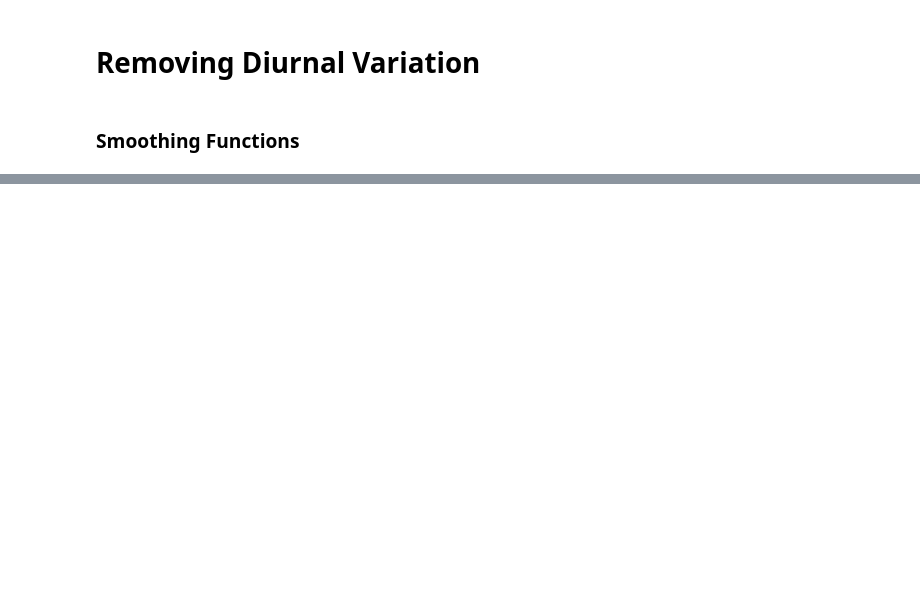
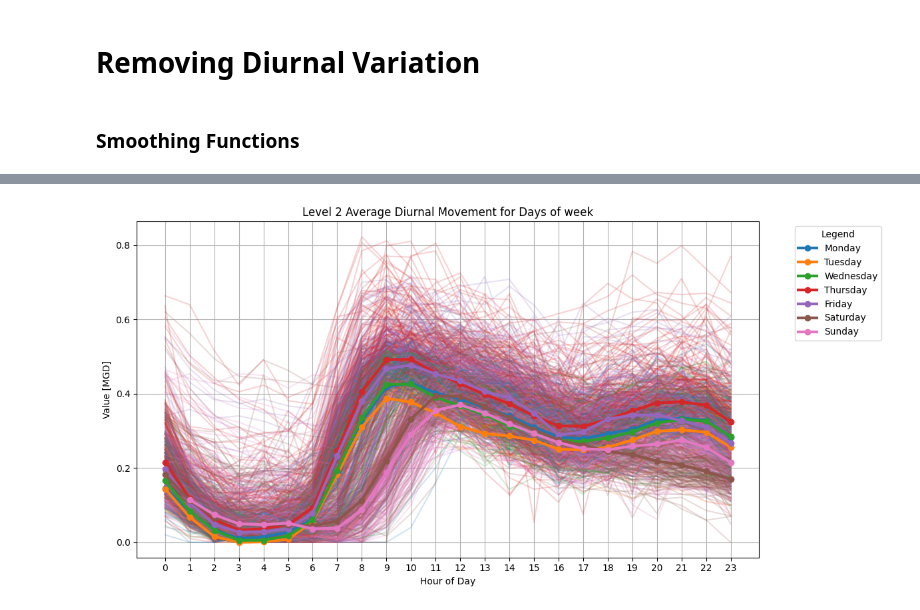
Before and after one commit to cocorowachi/Cocoro_Wachi_Undergrad_Research, a Jupyter notebook: Remove Diurnal.ipynb, the cells around one changed output, grey strips where cells are left out. Drawn from its saved outputs; the diff is of its cells as text; code cells hidden in the pictures; blank space fills up the shorter version.

```diff
--- a/Remove Diurnal.ipynb
+++ b/Remove Diurnal.ipynb
@@ -539,8 +488,12 @@ def remove_diurnal(sewer_df, precip_df):
     precip_dry_periods = find_consecutive_dry_period(precip_all_df, 10, 9, 0.0)
     sewerflow_dry_df = select_dry_period(sewer_df, precip_dry_periods)
     sewerflow_dry_dailyavg_df = avg_days_of_week(sewerflow_dry_df)
+    #####
+    out_df = subtract_diurnal(sewer_df, sewerflow_dry_dailyavg_df)
+    #####
     # 2
     sewerflow_all_LH7_df = lyne_hollick_init(sewer_df, 7, 0.925)
+    sewerflow_all_LH7_df['Date Time'] = pd.to_datetime(sewerflow_all_LH7_df['Date Time'])
     # 3
     sewerflow_all_LH7_diurnal_isolated_df = diff(sewer_df, sewerflow_all_LH7_df)
     # 4
@@ -549,8 +502,8 @@ def remove_diurnal(sewer_df, precip_df):
     # 5
     sewerflow_all_removed_df = subtract_diurnal(sewer_df, sewerflow_all_newdiurnal_dailyavg_df)
     # 6
-    sewerflow_all_removed_movingCenterAvg_df = moving_avg_mid(sewerflow_all_removed_df, [3,3,3])
+    sewerflow_all_removed_movingCenterAvg_df = moving_avg_mid(sewerflow_all_removed_df, [3,3,3,5])
     # 7
     sewerflow_all_removed_withna_df = set_na(sewerflow_all_removed_movingCenterAvg_df, sewer_df)
 
-    return sewerflow_all_removed_withna_df
+    return sewerflow_all_removed_withna_df, sewerflow_all_newdiurnal_dailyavg_df, sewerflow_all_reference_diurnal_df, sewerflow_all_LH7_diurnal_isolated_df, sewerflow_dry_df, out_df, sewerflow_all_LH7_df
@@ -564,0 +516,5 @@ Wall time: 2.89 s
+# %%
+%%time
+MMSD_sewerflow_diurnal_removed_df, daily_avg_df, ref_df, isolated_df, dry_period_df, out_df, lh7df = remove_diurnal(MMSD_sewerflow_all_df, MMSD_precip_all_df)
+MMSD_sewerflow_baseflow_df = lyne_hollick_init(MMSD_sewerflow_diurnal_removed_df, 7, 0.925)
+MMSD_sewerflow_predicted_precipitation_df = diff(MMSD_sewerflow_diurnal_removed_df, MMSD_sewerflow_baseflow_df)
@@ -574,0 +572,2 @@ export(MMSD_sewerflow_removed_df,"MMSD_sewerflow_removed_df")
+# %%
+df = ref_df.dropna(subset=['MS0311 Flow'])
@@ -574,0 +614,32 @@ export(MMSD_sewerflow_removed_df,"MMSD_sewerflow_removed_df")
+# %%
+# --- Plot original daily data ---
+plt.figure(figsize=(12, 6))
+for date in pivot_df.columns:
+    weekday = weekday_map[date]
+    color = weekday_colors.get(weekday, 'gray')
+    plt.plot(pivot_df.index, pivot_df[date], color=color, linewidth=1.5, alpha=0.2)
+
+# --- Overlay average weekday curves ---
+for weekday in ['Monday', 'Tuesday', 'Wednesday', 'Thursday', 'Friday', 'Saturday', 'Sunday']:
+    subset = daily_avg_df[daily_avg_df['weekday'] == weekday]
+    if not subset.empty:
+        plt.plot(subset['hour'], subset['MS0311 Flow'],
+                 color=weekday_colors[weekday],
+                 linewidth=3, marker='o', label=f"{weekday}")
+
+# --- Final touches ---
+plt.title("Level 2 Average Diurnal Movement for Days of week")
+plt.xlabel("Hour of Day")
+plt.ylabel("Value [MGD]")
+plt.xticks(range(0, 24))
+plt.grid(True)
+
+# Deduplicated legend
+handles, labels = plt.gca().get_legend_handles_labels()
+by_label = dict(zip(labels, handles))
+plt.legend(by_label.values(), by_label.keys(), title='Legend', bbox_to_anchor=(1.05, 1), loc='upper left')
+
+plt.tight_layout()
+plt.show()
+# %% [output]
+[figure, added]
```
Also changed, not shown: parts of 27 cells of this notebook, 23 other files.
